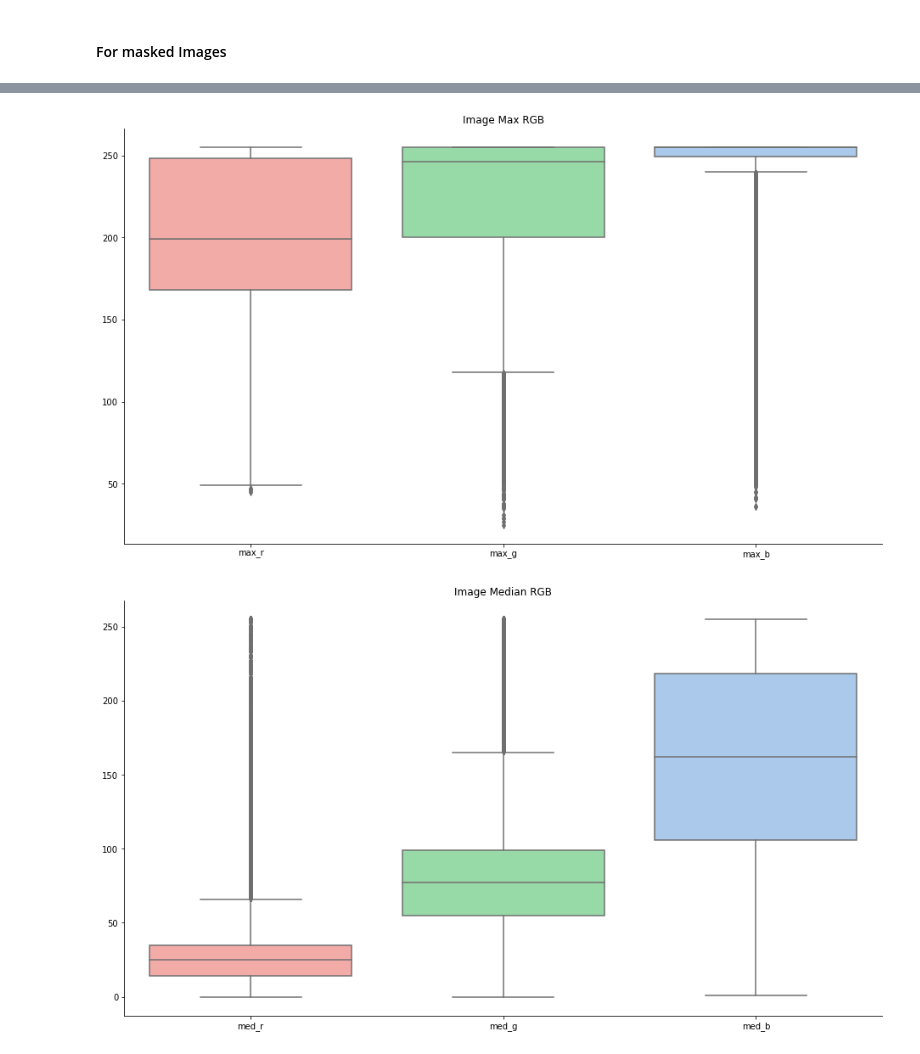
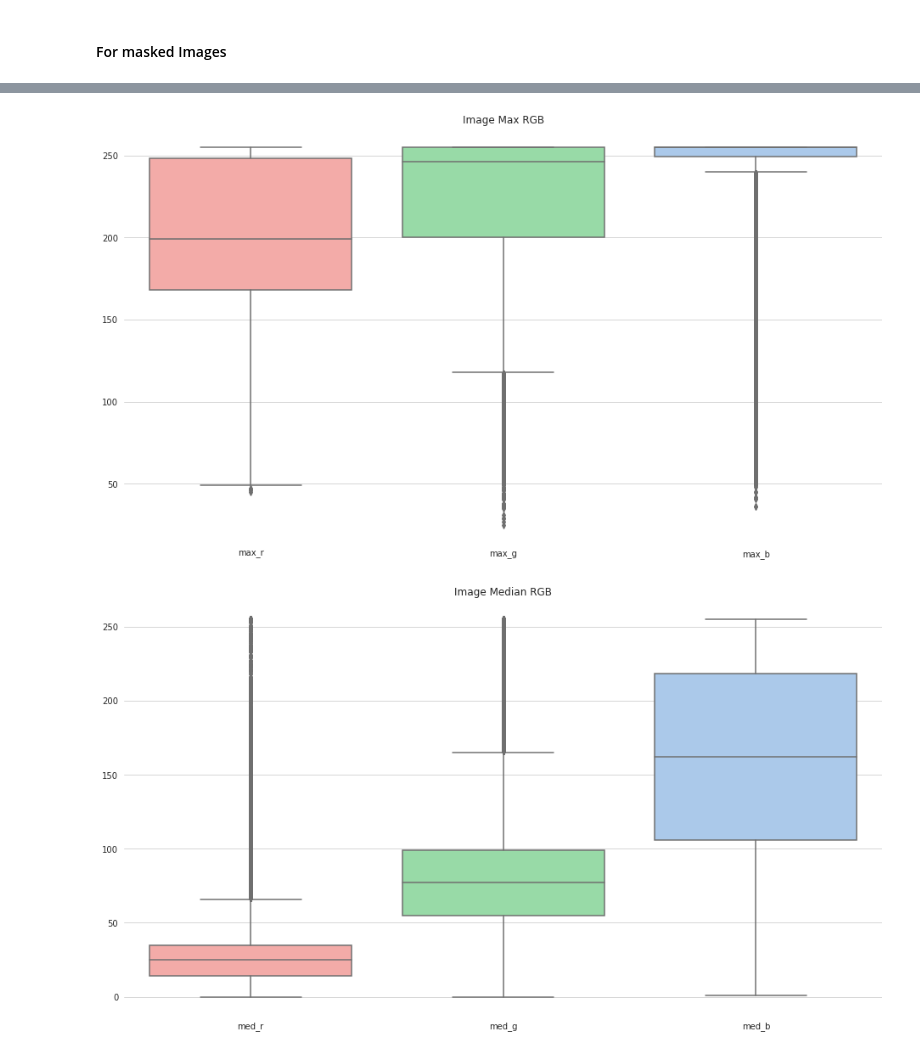
Before and after one commit to migueLib/master_thesis, a Jupyter notebook: notebooks/methods_exploration.ipynb, the cells around one changed output, grey strips where cells are left out. Cells and saved outputs as stored; diff of their text form; code cells hidden in the pictures.

Commit message:
Prettier plots

```diff
--- a/notebooks/methods_exploration.ipynb
+++ b/notebooks/methods_exploration.ipynb
@@ -176,22 +176,23 @@ Wall time: 399 ms
 # %%
 pal = sns.color_palette("pastel")
 sns.set_palette([pal[3],pal[2],pal[0]])
+sns.set_style("whitegrid")
 
 f, ax = plt.subplots(1, 1, figsize=(16,9))
 sns.boxplot(data=ukbb_thr_stats[["max_r","max_g","max_b"]], ax=ax)
 ax.set_title("Image Max RGB")
-sns.despine()
+sns.despine(left=True, bottom=True)
 f.savefig(abspath("./out/figures/stats_thr-max.png"))
 # %% [output]
-[figure, old version]
+[figure, new version]
 # %%
 f, ax = plt.subplots(1, 1, figsize=(16,9))
 sns.boxplot(data=ukbb_thr_stats[["med_r","med_g","med_b"]])
 ax.set_title("Image Median RGB")
-sns.despine()
+sns.despine(left=True, bottom=True)
 f.savefig(abspath("./out/figures/stats_thr-med.png"))
 # %% [output]
-[figure, old version]
+[figure, new version]
 # %%
 f, ax = plt.subplots(1, 1, figsize=(16,9))
 sns.boxplot(data=ukbb_thr_stats[["mea_r","mea_g","mea_b"]])
```
Also changed, not shown: parts of 4 cells of this notebook.
